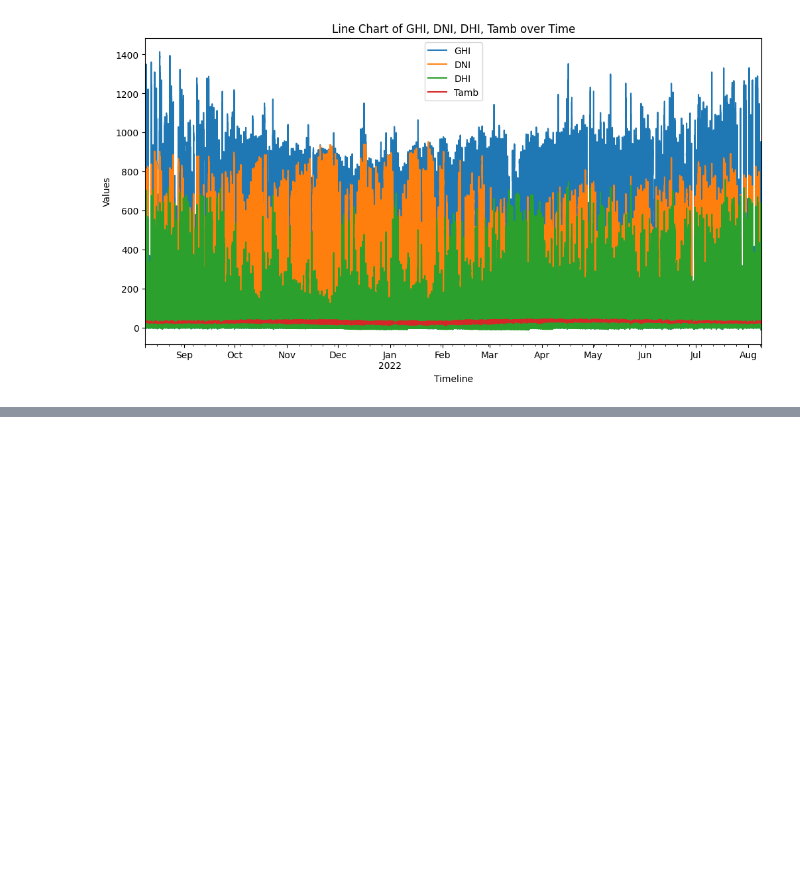
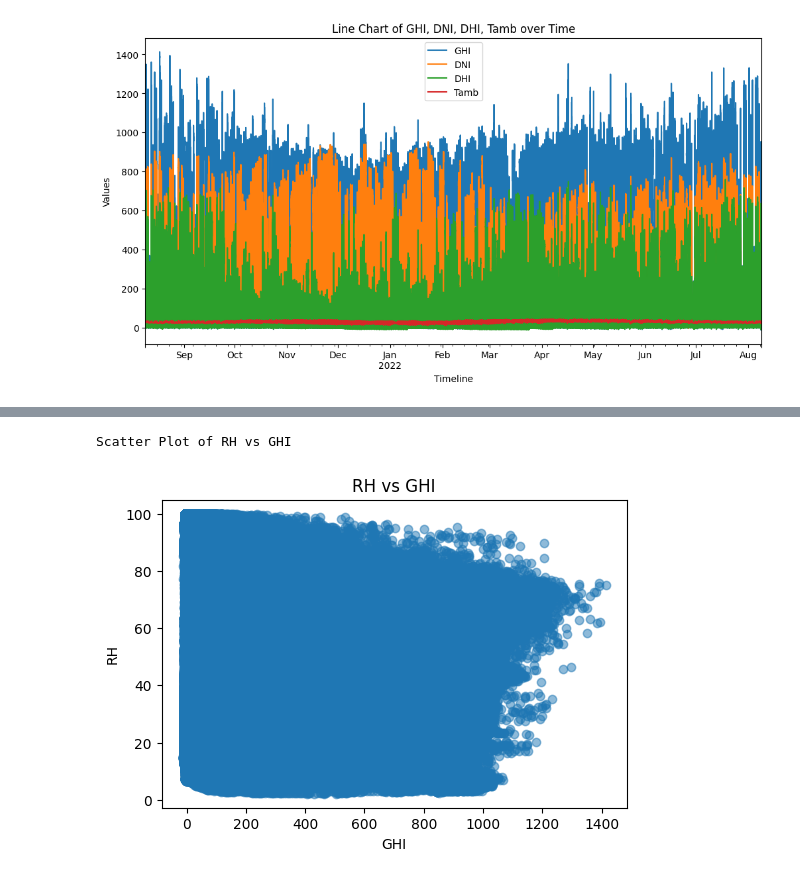
Before and after one commit to Elshaday97/solar-challenge-week0, a Jupyter notebook: notebooks/benin_eda.ipynb, the cells around one changed output, grey strips where cells are left out. Drawn from its saved outputs; the diff is of its cells as text; code cells hidden in the pictures; blank space fills up the shorter version.

```diff
--- a/notebooks/benin_eda.ipynb
+++ b/notebooks/benin_eda.ipynb
@@ -102,2 +135,18 @@ print("Scatter Plot of WS, WSgust, WD vs GHI")
 # %%
 print("Scatter Plot of RH vs GHI")
+
+columns_to_plot = ["RH"]
+target = "GHI"
+
+df_clean[target].describe()
+
+for col in columns_to_plot:
+    plt.figure(figsize=(6, 4))
+    plt.scatter(df_clean[target], df_clean[col], alpha=0.5)
+    plt.xlabel(target)
+    plt.ylabel(col)
+    plt.title(f"{col} vs {target}")
+    plt.show()
+# %% [output]
+Scatter Plot of RH vs GHI
+[figure, added]
```
Also changed, not shown: parts of 8 cells of this notebook.
